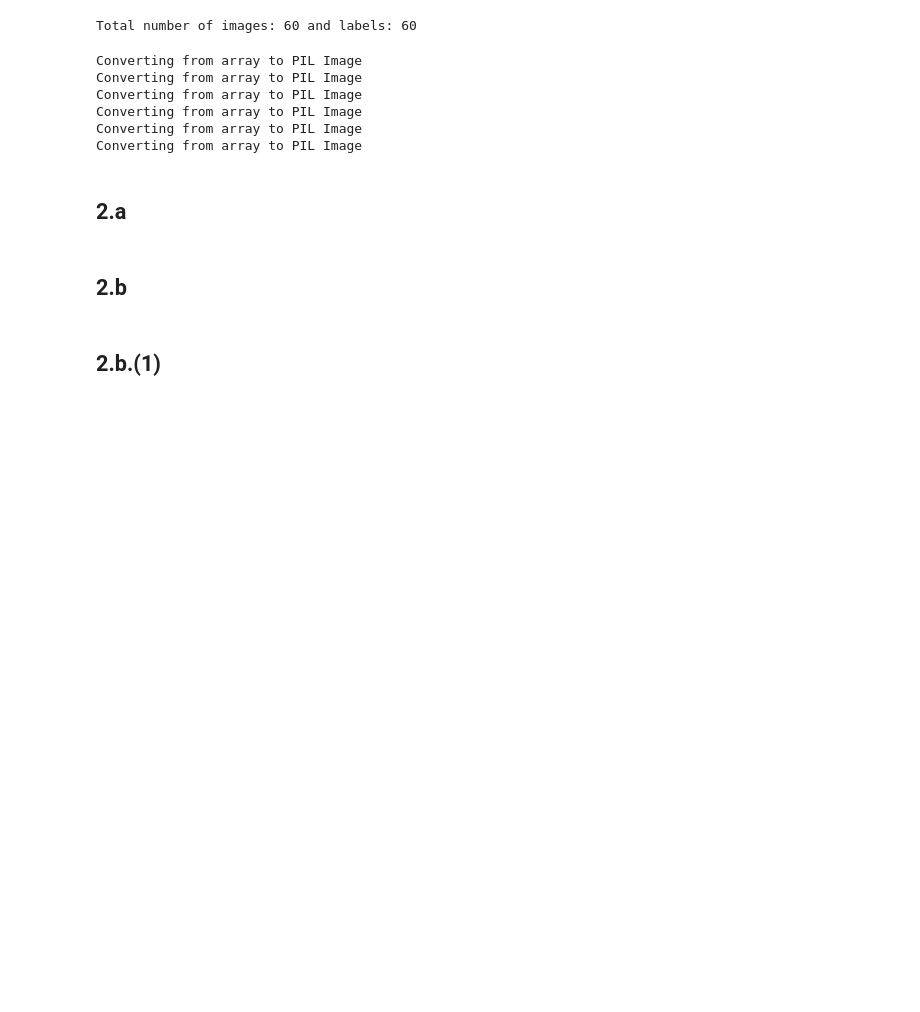
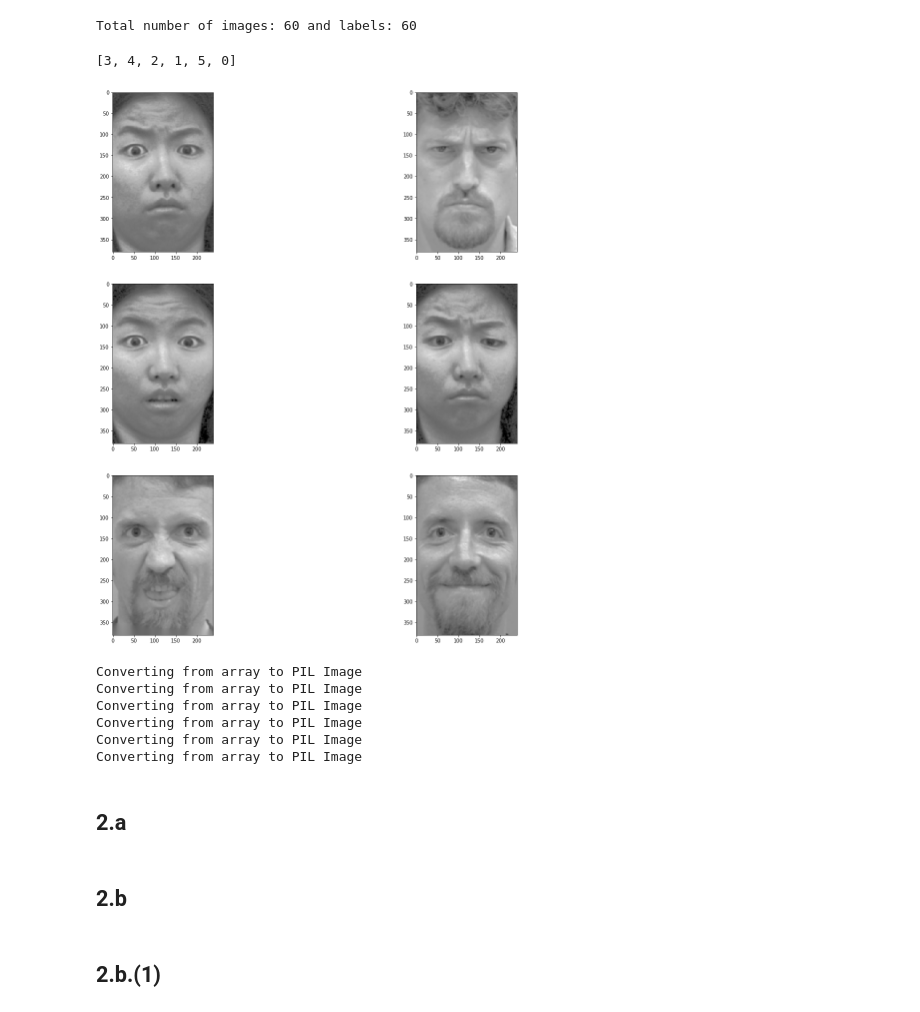
Before and after one commit to zyp5511/CSE253, a Jupyter notebook: hw1_2_1.ipynb, the cells around one changed output. Drawn from its saved outputs; the diff is of its cells as text; code cells hidden in the pictures; blank space fills up the shorter version.

```diff
--- a/hw1_2_1.ipynb
+++ b/hw1_2_1.ipynb
@@ -136,11 +164,43 @@ def plot_pca(data):
 # %%
 import numpy as np
 images, labels = load_data(data_dir="./CAFE/")
+images_p, labels_p = data_parse(images, labels)
+images,labels= shuffle_n_generate_data(images_p, labels_p)
 im = np.array(images[:48], 'float64')
 im_re = np.reshape(im, [len(im), -1])
 pca_result,evecs,evals,mean,vari = PCA(im_re, dims_rescaled_data=47)
 # %% [output]
 Total number of images: 60 and labels: 60
+# %%
+def display_six_emotions(images, labels):
+    flag = [1]*6
+    six_im = []
+    six_label = []
+    for i in range(len(images)):
+        if flag[labels[i]] != 0:
+            six_im.append(images[i])
+            flag[labels[i]] = 0
+            six_label.append(labels[i])
+        if sum(flag)== 0:
+            break
+    return six_im, six_label
+# %%
+six_label
+# %% [output]
+[3, 4, 2, 1, 5, 0]
+# %%
+six_im,six_label = display_six_emotions(images, labels)
+import numpy as np
+import matplotlib.pyplot as plt
+columns = 2
+rows = 3
+fig=plt.figure(figsize=(20, 20))
+for i in range(1, columns*rows +1):
+    fig.add_subplot(rows, columns, i)
+    plt.imshow(Image.fromarray(six_im[i-1]))
+plt.show()
+# %% [output]
+[figure, added]
 # %%
 evecs_pic = np.reshape(evecs[0:6,:],[6,380,-1])
 def display_face(img):
```
Also changed, not shown: parts of 6 cells of this notebook.
